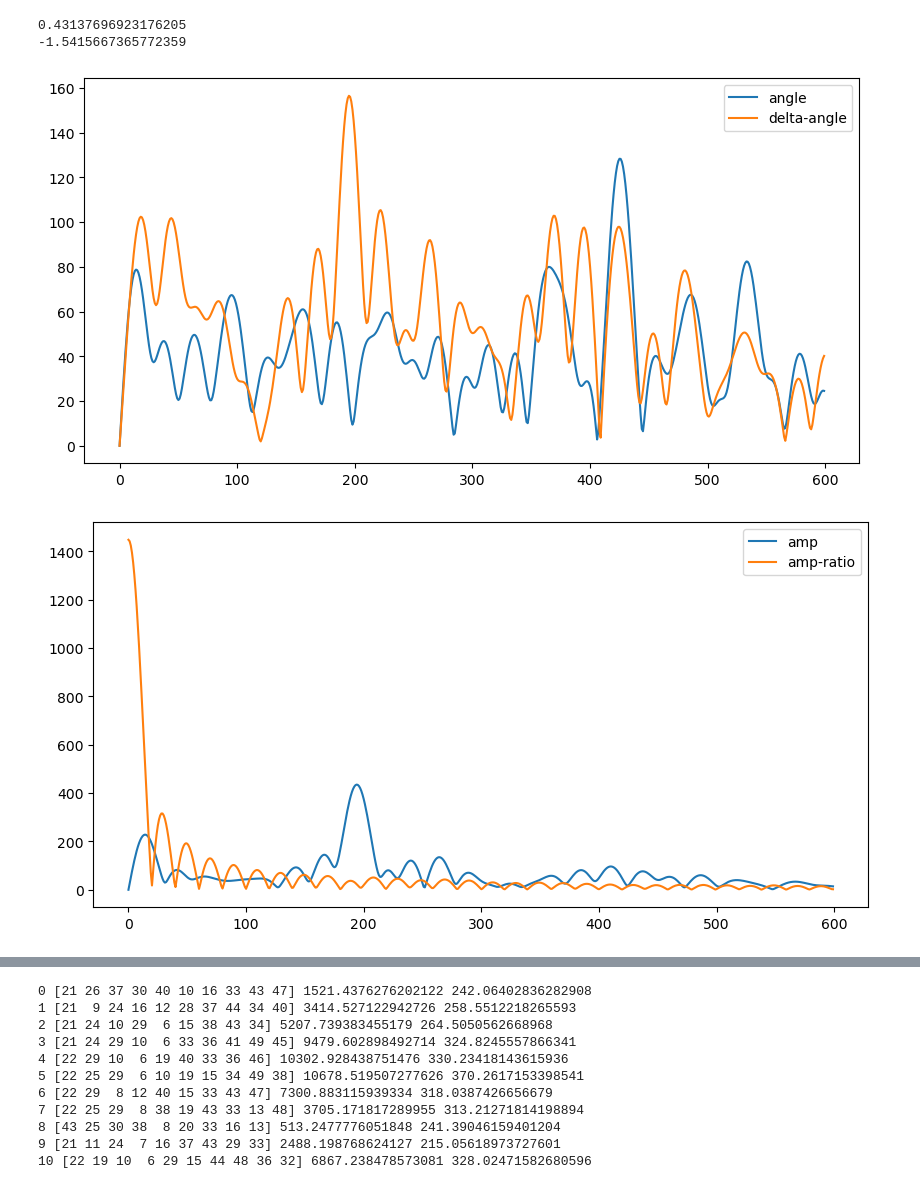
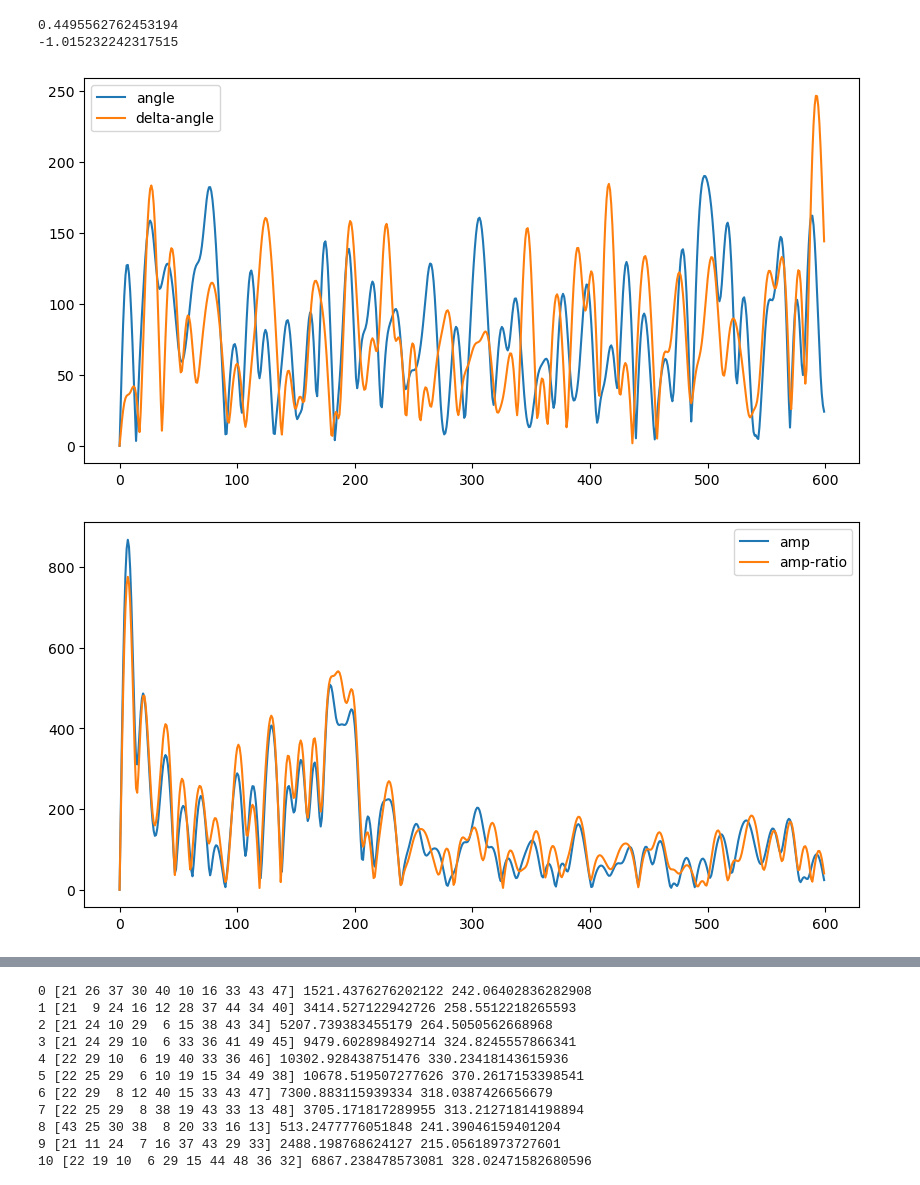
Before and after one commit to hdright/breath_detect, a Jupyter notebook: test.ipynb, the cells around one changed output, grey strips where cells are left out. Cells and saved outputs as stored; diff of their text form; code cells hidden in the pictures.

```diff
--- a/test.ipynb
+++ b/test.ipynb
@@ -16,7 +16,7 @@ Prefix = PrefixSet[Ridx]
 # names= FindFiles(PathRaw) # 查找文件夹中包含的所有比赛/测试数据文件，非本轮次数据请不要放在目标文件夹中
 
 # dirs = os.listdir(PathRaw)
-na = '003'
+na = '007'
 dirs = os.listdir(PathRaw)
 names = []  # 文件编号
 files = []
@@ -49,7 +49,7 @@ for ii in range(samp.Cfg['Nsamp']):
 from scipy.signal import savgol_filter
 from sklearn.preprocessing import scale
 import matplotlib.pyplot as plt
-rx = 3
+rx = 2
 tx = 0
 
 fs_ = samp.Cfg['Nt'] / samp.Cfg['Tdur']  # 采样频率
@@ -72,11 +72,11 @@ for sc in range(samp.Cfg['Nsc']):
         psd_[sc][ii] = np.fft.fft(scale(savgol_filter(
             np.angle(CSI_s[ii][rx][tx][sc]), 8, 7)), Ndft_[ii])[:dftSize]
         psd_delta[sc][ii] = np.fft.fft(scale(savgol_filter(
-            np.angle(CSI_s[ii][rx][tx][sc])-np.angle(CSI_s[ii][0][tx][sc]), 8, 7)), Ndft_[ii])[:dftSize]
+            np.angle(CSI_s[ii][rx][tx][sc])-np.angle(CSI_s[ii][rx-1][tx][sc]), 8, 7)), Ndft_[ii])[:dftSize]
         psd_amp[sc][ii] = np.fft.fft(scale(savgol_filter(
             np.abs(CSI_s[ii][rx][tx][sc]), 8, 7)), Ndft_[ii])[:dftSize]
         psd_amp_ratio[sc][ii] = np.fft.fft(scale(savgol_filter(
-            np.abs(CSI_s[ii][0][tx][sc])/(np.abs(CSI_s[ii][rx][tx][sc])+1e-20), 8, 7)), Ndft_[ii])[:dftSize]
+            np.abs(CSI_s[ii][rx][tx][sc])/(np.abs(CSI_s[ii][rx-1][tx][sc])+1e-20), 8, 7)), Ndft_[ii])[:dftSize]
         # psd_amp[sc][ii] = np.fft.fft(scale(savgol_filter(
         #     np.abs(CSI_s[ii][rx][tx][sc]), 8, 7)), Ndft_[ii])[:dftSize]
         # psd_amp_ratio[sc][ii] = np.fft.fft(savgol_filter(
@@ -105,8 +105,8 @@ from scipy import signal
 
 def zero_crossing_rate(x):
     return np.sum(np.abs(np.diff(np.sign(x)))) / len(x)
-ii = 0
-sc = 4
+ii = 33
+sc = 9
 x = np.abs(psd_[sc][ii])
 x_delta = np.abs(psd_delta[sc][ii])
 x_amp = np.abs(psd_amp[sc][ii])
@@ -127,34 +127,34 @@ plt.show()
 # plt.plot(np.arange(0, breathEnd, breathEnd / dftSize) * 60, x)
 # plt.plot(np.arange(0, breathEnd, breathEnd / dftSize) * 60, np.abs(psd_bg[ii]))
 # x = psd_bg[ii] - np.mean(psd_bg[ii])
 # print(np.var(x[int(5/BPMresol):int(50/BPMresol)]) / np.max(x[int(5/BPMresol):int(50/BPMresol)]))
 BPMrange = [5, 50]  # 5-50BPM
 minBPM, maxBPM = BPMrange[0], BPMrange[1]
 minIndex, maxIndex = int(minBPM / BPMresol), int(maxBPM / BPMresol)
 # 将x的minIndex, maxIndex区间的值循环右移，右移长度为2/BPMresol个单位
 shift = int(-10 / BPMresol)
 x_delta[minIndex:maxIndex] = np.roll(x_delta[minIndex:maxIndex], shift)
 x_delta_origin = x_delta.copy()
 if shift > 0:
     shift_seq_left_ratio = x_delta[minIndex-1] / x_delta[minIndex]
     shift_seq_right_ratio = x_delta[minIndex+shift] / x_delta[minIndex+shift-1]
     seq_5060_left_ratio = x_delta[maxIndex-1] / x_delta[maxIndex]
     seq_5060_right_ratio = 1
     # 生成[shift_seq_left_ratio, shift_seq_right_ratio]区间的等比数列，长度为shift
     ratio_shift_seq = np.geomspace(shift_seq_left_ratio, shift_seq_right_ratio, shift)
     # 生成[seq_5060_left_ratio, seq_5060_right_ratio]区间的等比数列，长度为dftSize-maxIndex
     ratio_seq_5060 = np.geomspace(seq_5060_left_ratio, seq_5060_right_ratio, dftSize-maxIndex)
     x_delta[minIndex:minIndex+shift] *= ratio_shift_seq
     x_delta[maxIndex:] *= ratio_seq_5060
 
 plt.figure(figsize=(10, 5))
 plt.plot(x_delta_origin)
 plt.plot(x_delta)
 # plt.plot(x_delta)
 plt.legend(['x_delta_origin', 'x_delta'])
 plt.show()
 # %% [output]
-0.43137696923176205
--1.5415667365772359
+0.4495562762453194
+-1.015232242317515
-[figure, old version]
+[figure, new version]
-[figure, old version]
+[figure, new version]
```
Also changed, not shown: parts of 1 cell of this notebook, 6 other files.
